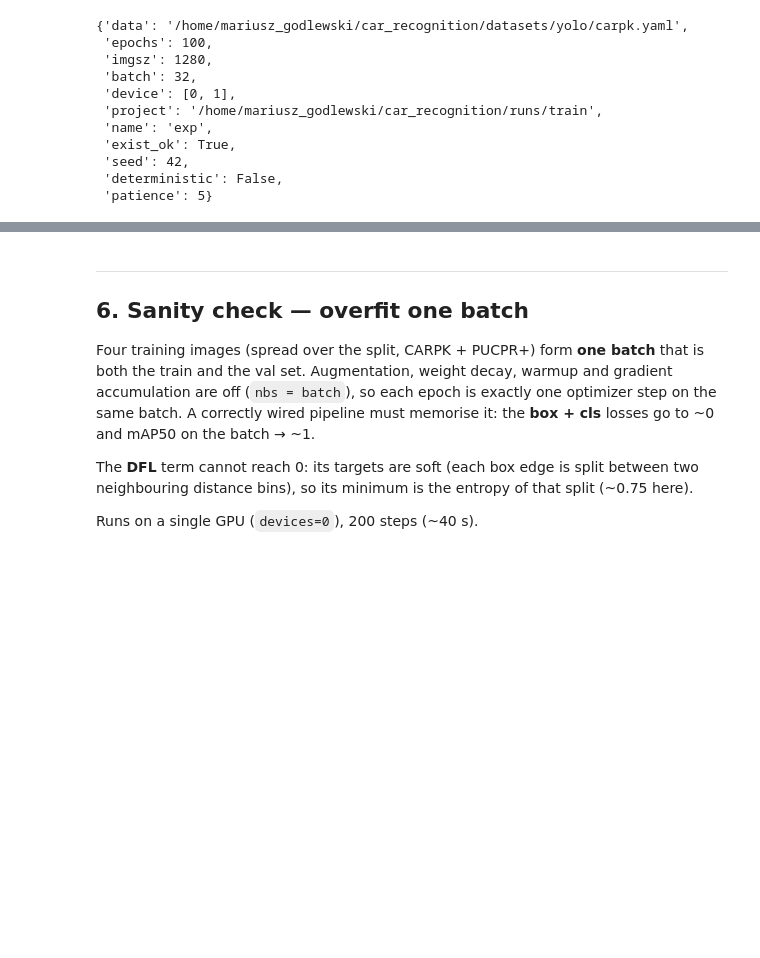
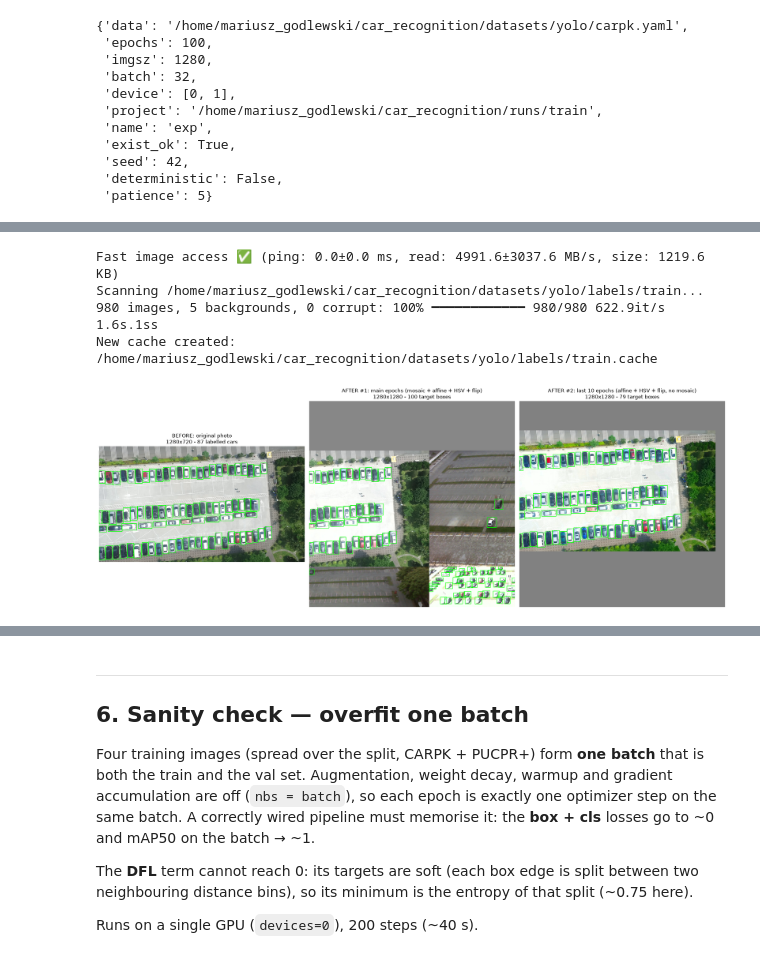
Before and after one commit to MariuszGodl/car-detection, a Jupyter notebook: 2_phase.ipynb, the cells around one changed output, grey strips where cells are left out. Saved outputs shown, nothing was run; the diff lists cells and outputs as text; code cells hidden in the pictures; blank space fills up the shorter version.

```diff
--- a/2_phase.ipynb
+++ b/2_phase.ipynb
@@ -193,3 +229,11 @@ training.train_args()
+# %%
+aug_sample = OUT_DIR / "images" / "train" / "carpk__20160524_GF2_00049.png"   # dense CARPK lot, 87 cars
+augment_preview.show_augmented(aug_sample, seed=1);
+# %% [output]
+Fast image access ✅ (ping: 0.0±0.0 ms, read: 4991.6±3037.6 MB/s, size: 1219.6 KB)
+Scanning /home/mariusz_godlewski/car_recognition/datasets/yolo/labels/train... 980 images, 5 backgrounds, 0 corrupt: 100% ━━━━━━━━━━━━ 980/980 622.9it/s 1.6s.1ss
+New cache created: /home/mariusz_godlewski/car_recognition/datasets/yolo/labels/train.cache
+[figure, added]
 # %% [markdown]
 ---
 ## 5. Logging, hyperparameters, checkpointing
```
Also changed, not shown: parts of 24 cells of this notebook, 10 other files.
